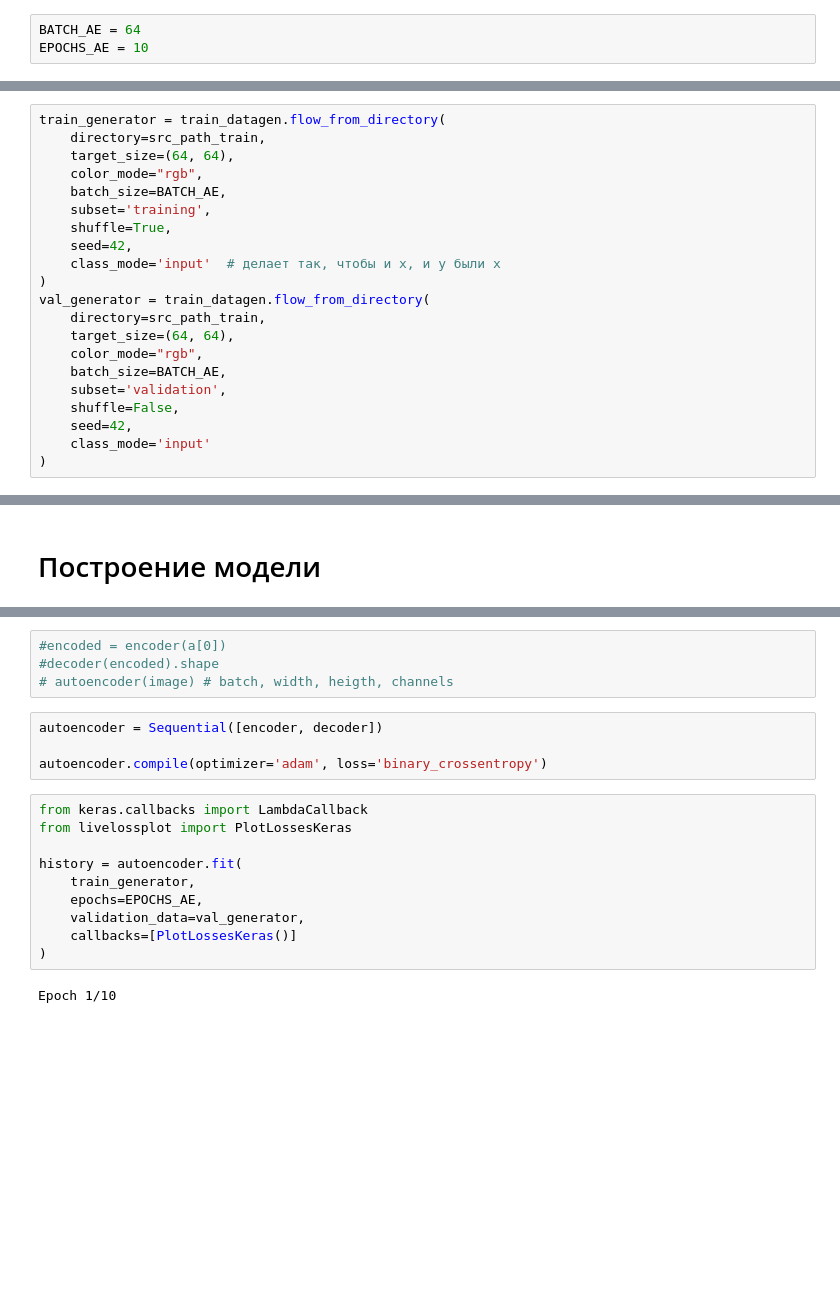
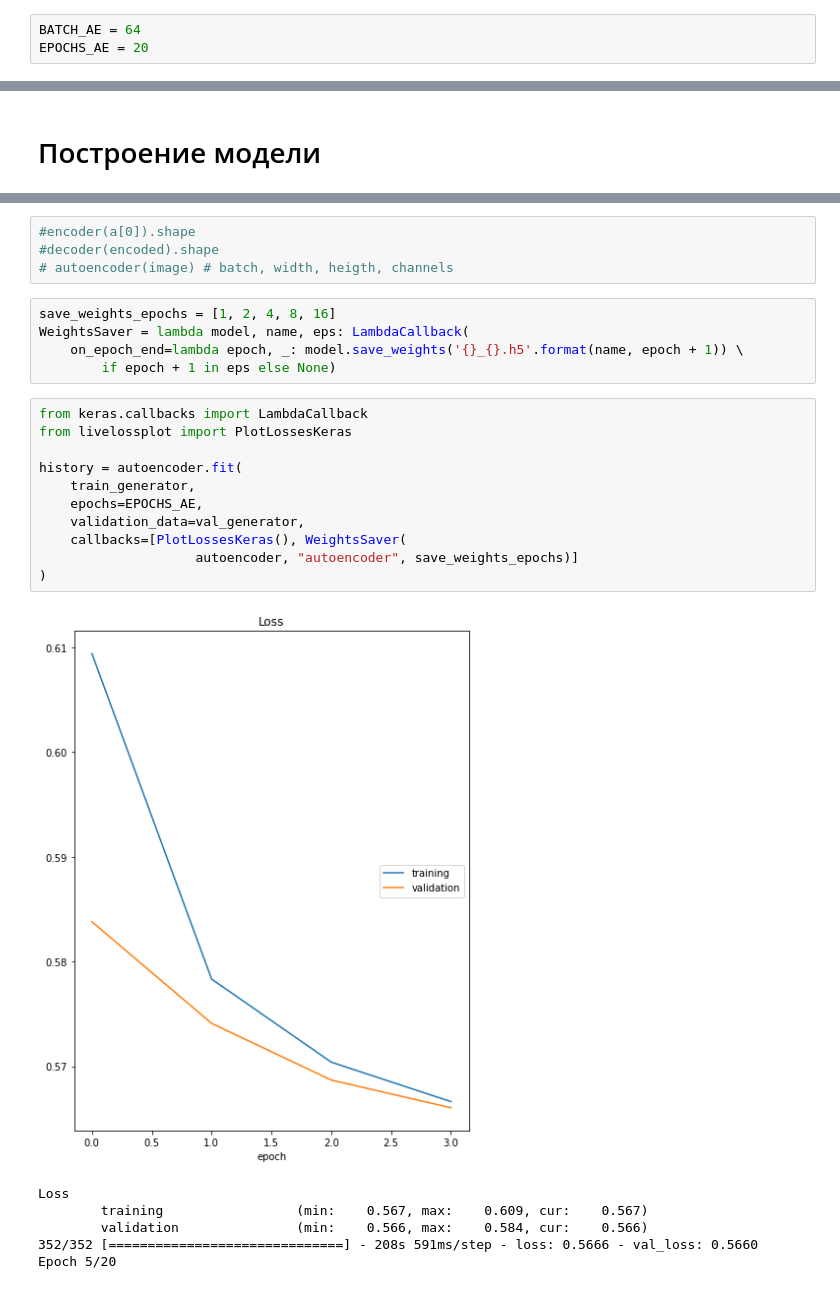
Before and after one commit to Kscien/image-autoencoder, a Jupyter notebook: lab4.ipynb, the cells around one changed output, grey strips where cells are left out. Cells and saved outputs as stored; diff of their text form; blank space fills up the shorter version.

```diff
--- a/lab4.ipynb
+++ b/lab4.ipynb
@@ -11,7 +12,7 @@ from keras.preprocessing.image import ImageDataGenerator
 # Autoencoder
 # %%
 BATCH_AE = 64
-EPOCHS_AE = 10
+EPOCHS_AE = 20
 # %%
 src_path_train = "data\\train"
 
@@ -52,23 +65,2 @@ Found 2498 images belonging to 2 classes.
 # %%
 a = next(iter(train_generator))
-# %%
-train_generator = train_datagen.flow_from_directory(
-    directory=src_path_train,
-    target_size=(64, 64),
-    color_mode="rgb",
-    batch_size=BATCH_AE,
-    subset='training',
-    shuffle=True,
-    seed=42,
-    class_mode='input'  # делает так, чтобы и x, и y были x
-)
-val_generator = train_datagen.flow_from_directory(
-    directory=src_path_train,
-    target_size=(64, 64),
-    color_mode="rgb",
-    batch_size=BATCH_AE,
-    subset='validation',
-    shuffle=False,
-    seed=42,
-    class_mode='input'
-)
@@ -101,20 +160,27 @@ decoder = Sequential([
 # %%
-#encoded = encoder(a[0])
+#encoder(a[0]).shape
 #decoder(encoded).shape
 # autoencoder(image) # batch, width, heigth, channels
-# %%
-autoencoder = Sequential([encoder, decoder])
-
-autoencoder.compile(optimizer='adam', loss='binary_crossentropy')
+# %%
+save_weights_epochs = [1, 2, 4, 8, 16]
+WeightsSaver = lambda model, name, eps: LambdaCallback(
+    on_epoch_end=lambda epoch, _: model.save_weights('{}_{}.h5'.format(name, epoch + 1)) \
+        if epoch + 1 in eps else None)
 # %%
 from keras.callbacks import LambdaCallback
 from livelossplot import PlotLossesKeras
 
 history = autoencoder.fit(
     train_generator,
     epochs=EPOCHS_AE,
     validation_data=val_generator,
-    callbacks=[PlotLossesKeras()]
+    callbacks=[PlotLossesKeras(), WeightsSaver(
+                    autoencoder, "autoencoder", save_weights_epochs)]
 )
 # %% [output]
+[figure, added]
-Epoch 1/10
+Loss
+        training                 (min:    0.567, max:    0.609, cur:    0.567)
+        validation               (min:    0.566, max:    0.584, cur:    0.566)
+352/352 [==============================] - 208s 591ms/step - loss: 0.5666 - val_loss: 0.5660
+Epoch 5/20
```
Also changed, not shown: parts of 16 cells of this notebook.
